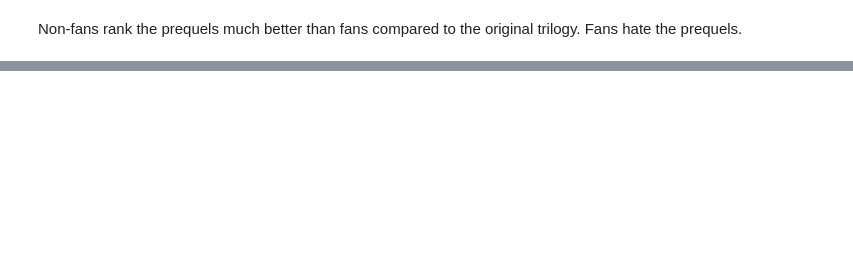
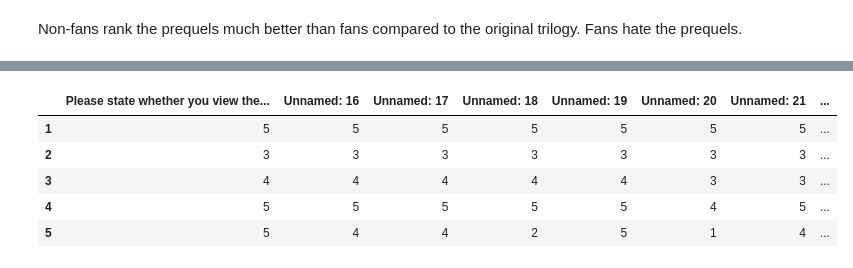
Before and after one commit to crsmi/dataquest-projects, a Jupyter notebook: Guided Projects/Star Wars survey/Basics.ipynb, the cells around one changed output, grey strips where cells are left out. Drawn from its saved outputs; the diff is of its cells as text; code cells hidden in the pictures; blank space fills up the shorter version.

```diff
--- a/Guided Projects/Star Wars survey/Basics.ipynb
+++ b/Guided Projects/Star Wars survey/Basics.ipynb
@@ -180,0 +207,32 @@ However, fans are more likely to have seen the
+# %%
+favor_mapping = {
+    "Very favorably": 5,
+    "Somewhat favorably": 4,
+    "Neither favorably nor unfavorably (neutral)": 3,
+    "Unfamiliar (N/A)": 3,
+    "Somewhat unfavorably": 2,
+    "Very unfavorably": 1,
+    numpy.nan: 3
+}
+
+for col in star_wars.columns[15:29]:
+    star_wars[col] = star_wars[col].map(favor_mapping)
+
+
+#star_wars = star_wars.rename(columns={
+#        "Which of the following Star Wars films have you seen? Please select all that apply.": "Luke Skywalker",
+#        "Unnamed: 4": "seen_2",
+#        "Unnamed: 5": "seen_3",
+#        "Unnamed: 6": "seen_4",
+#        "Unnamed: 7": "seen_5",
+#        "Unnamed: 8": "seen_6"
+#        })
+
+star_wars.head()[star_wars.columns[15:29]]
+# %% [output]
+|  | Please state whether you view the... | Unnamed: 16 | Unnamed: 17 | Unnamed: 18 | Unnamed: 19 | Unnamed: 20 | Unnamed: 21 | ... |
+| 1 | 5 | 5 | 5 | 5 | 5 | 5 | 5 | ... |
+| 2 | 3 | 3 | 3 | 3 | 3 | 3 | 3 | ... |
+| 3 | 4 | 4 | 4 | 4 | 4 | 3 | 3 | ... |
+| 4 | 5 | 5 | 5 | 5 | 5 | 4 | 5 | ... |
+| 5 | 5 | 4 | 4 | 2 | 5 | 1 | 4 | ... |
```
Also changed, not shown: parts of 11 cells of this notebook.
